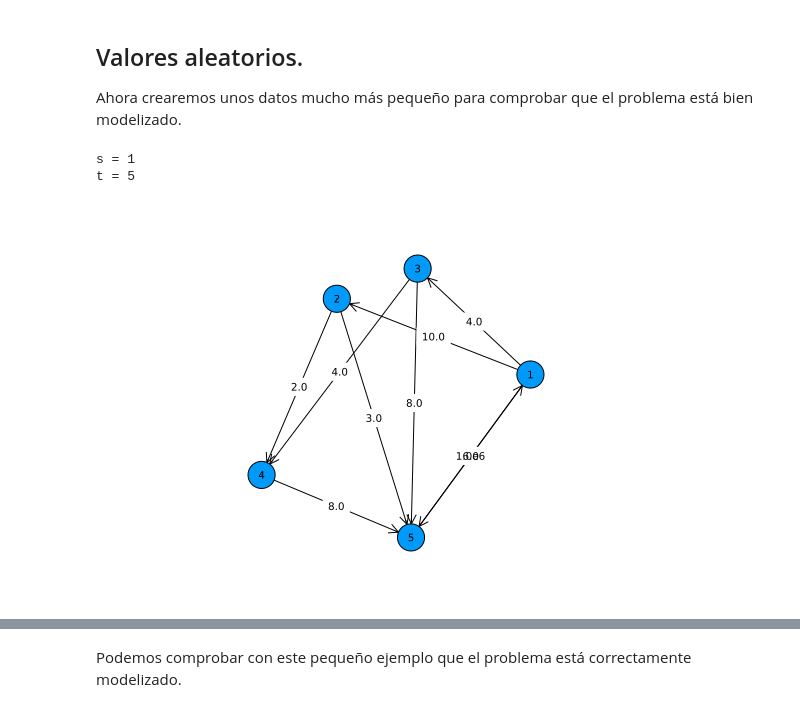
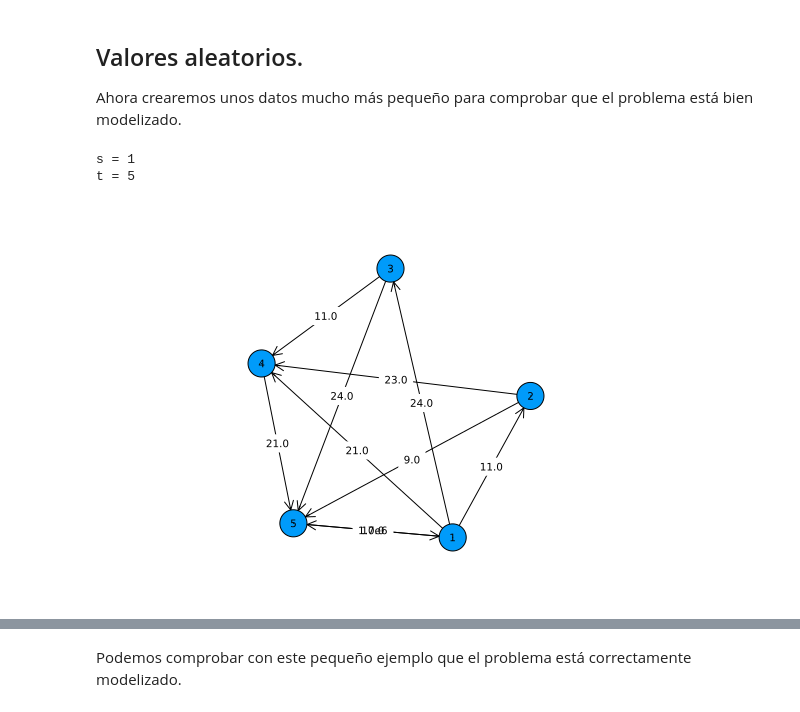
Before and after one commit to Saul-Sosa-Diaz/Ingenieria-Logistica, a Jupyter notebook: flujo_maximo.ipynb, the cells around one changed output, grey strips where cells are left out. Drawn from its saved outputs; the diff is of its cells as text; code cells hidden in the pictures.

```diff
--- a/flujo_maximo.ipynb
+++ b/flujo_maximo.ipynb
@@ -159,0 +220,16 @@ Vemos que el grafo corresponde con el mapa proporcionado por el cliente.
+# %%
+objetive = objective_value(model)
+println("Coste mínimo: ", objetive)
+println()
+println("Flujo máximo: ", value(Z))
+
+println("Flujos en los arcos:")
+
+for i in 1:n
+    println("  Nodo $i")
+    for j in 1:n
+        if value(x[i, j]) > 0
+            println("    Flujo de $i->$j: ", value(x[i, j]), " coste ", Cost[i, j])
+        end
+    end
+end
@@ -173,34 +259,34 @@ Ahora crearemos unos datos mucho más pequeño para comprobar que el problema es
 # %%
 
 n=5 # número de nodos
-#Random.seed!(888)
+Random.seed!(555)
 
 C = zeros(n, n) # Matriz de capacidades de los arcos
 Cost = zeros(n, n) # Matriz de costos de los arcos
 for i in 1:n
     for j in i:n
         if i != j
-            C[i, j] = rand(0:15)
-            Cost[i, j] = rand(20:30)
+            C[i, j] = rand(0:25)
+            Cost[i, j] = rand(5:20)
         end
     end
 end
 
 s = 1 # Nodo fuente
 t = n
 
 
 println("s = ", s)
 println("t = ", t)
 graph(C)
-Cost[t,s] = 100000
+#Cost[t,s] = 100000
 C[t,s] = 1000000
 Cost
 graph(C)
 # %% [output]
 s = 1
 t = 5
-[figure, old version]
+[figure, new version]
 # %%
 C
 # %% [output]
```
Also changed, not shown: parts of 7 cells of this notebook.
